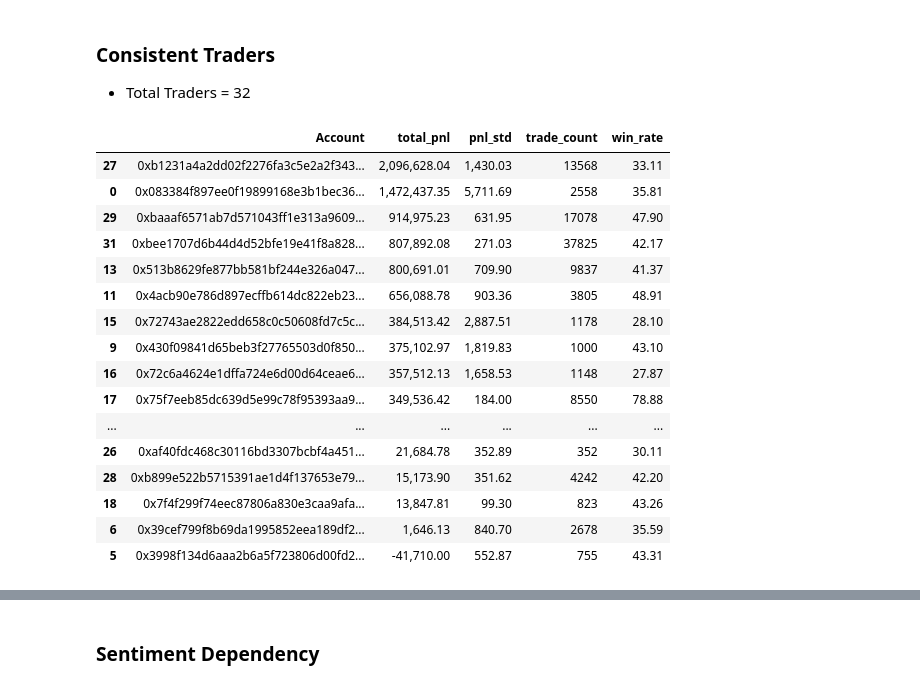
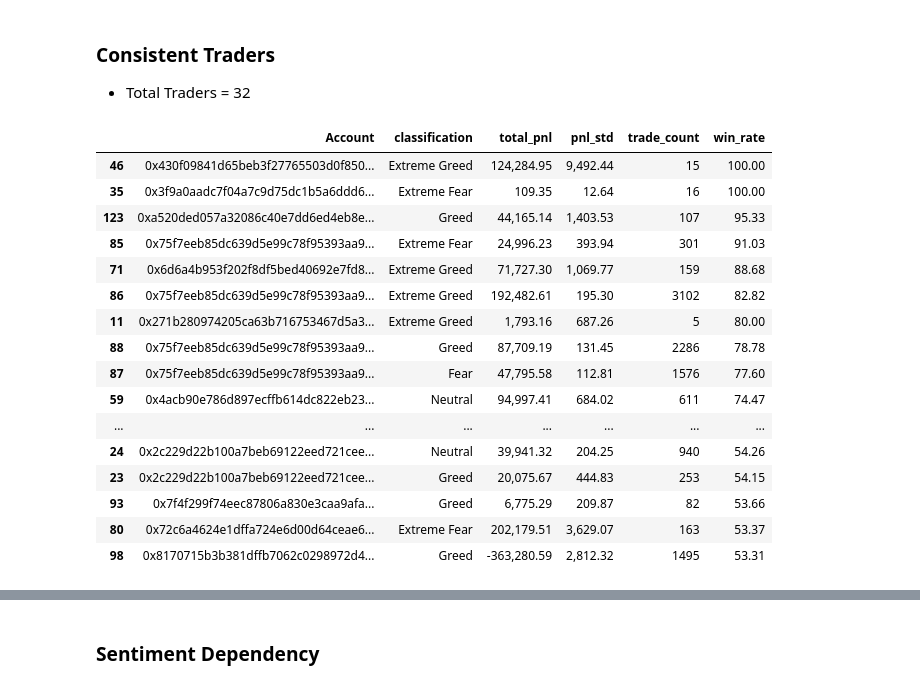
Before and after one commit to Pranay5519/ds_PranayGundu, a Jupyter notebook: assign_1.ipynb, the cells around one changed output, grey strips where cells are left out. Saved outputs shown, nothing was run; the diff lists cells and outputs as text; code cells hidden in the pictures.

```diff
--- a/assign_1.ipynb
+++ b/assign_1.ipynb
@@ -1079,33 +1232,33 @@ trader_sentiment_perf.sort_values(["total_pnl"], ascending=False)
 # %%
 trader_overall = (
     trader_sentiment_df
-    .groupby(["Account"])
+    .groupby(["Account","classification"])
     .agg(
         total_pnl=("Closed PnL", "sum"),
         pnl_std=("Closed PnL", "std"),
         trade_count=("Closed PnL", "count"),
         win_rate=("is_win", "mean")
     )
     .reset_index()
 )
 
 trader_overall["win_rate"] *= 100
-trader_overall.sort_values(["total_pnl"], ascending=False).head(30)
+trader_overall.sort_values(["win_rate"], ascending=False).head(30)
 # %% [output]
-|  | Account | total_pnl | pnl_std | trade_count | win_rate |
-| 27 | 0xb1231a4a2dd02f2276fa3c5e2a2f343... | 2,096,628.04 | 1,430.03 | 13568 | 33.11 |
-| 0 | 0x083384f897ee0f19899168e3b1bec36... | 1,472,437.35 | 5,711.69 | 2558 | 35.81 |
-| 29 | 0xbaaaf6571ab7d571043ff1e313a9609... | 914,975.23 | 631.95 | 17078 | 47.90 |
-| 31 | 0xbee1707d6b44d4d52bfe19e41f8a828... | 807,892.08 | 271.03 | 37825 | 42.17 |
-| 13 | 0x513b8629fe877bb581bf244e326a047... | 800,691.01 | 709.90 | 9837 | 41.37 |
-| 11 | 0x4acb90e786d897ecffb614dc822eb23... | 656,088.78 | 903.36 | 3805 | 48.91 |
-| 15 | 0x72743ae2822edd658c0c50608fd7c5c... | 384,513.42 | 2,887.51 | 1178 | 28.10 |
-| 9 | 0x430f09841d65beb3f27765503d0f850... | 375,102.97 | 1,819.83 | 1000 | 43.10 |
-| 16 | 0x72c6a4624e1dffa724e6d00d64ceae6... | 357,512.13 | 1,658.53 | 1148 | 27.87 |
-| 17 | 0x75f7eeb85dc639d5e99c78f95393aa9... | 349,536.42 | 184.00 | 8550 | 78.88 |
-| ... | ... | ... | ... | ... | ... |
-| 26 | 0xaf40fdc468c30116bd3307bcbf4a451... | 21,684.78 | 352.89 | 352 | 30.11 |
-| 28 | 0xb899e522b5715391ae1d4f137653e79... | 15,173.90 | 351.62 | 4242 | 42.20 |
-| 18 | 0x7f4f299f74eec87806a830e3caa9afa... | 13,847.81 | 99.30 | 823 | 43.26 |
-| 6 | 0x39cef799f8b69da1995852eea189df2... | 1,646.13 | 840.70 | 2678 | 35.59 |
-| 5 | 0x3998f134d6aaa2b6a5f723806d00fd2... | -41,710.00 | 552.87 | 755 | 43.31 |
+|  | Account | classification | total_pnl | pnl_std | trade_count | win_rate |
+| 46 | 0x430f09841d65beb3f27765503d0f850... | Extreme Greed | 124,284.95 | 9,492.44 | 15 | 100.00 |
+| 35 | 0x3f9a0aadc7f04a7c9d75dc1b5a6ddd6... | Extreme Fear | 109.35 | 12.64 | 16 | 100.00 |
+| 123 | 0xa520ded057a32086c40e7dd6ed4eb8e... | Greed | 44,165.14 | 1,403.53 | 107 | 95.33 |
+| 85 | 0x75f7eeb85dc639d5e99c78f95393aa9... | Extreme Fear | 24,996.23 | 393.94 | 301 | 91.03 |
+| 71 | 0x6d6a4b953f202f8df5bed40692e7fd8... | Extreme Greed | 71,727.30 | 1,069.77 | 159 | 88.68 |
+| 86 | 0x75f7eeb85dc639d5e99c78f95393aa9... | Extreme Greed | 192,482.61 | 195.30 | 3102 | 82.82 |
+| 11 | 0x271b280974205ca63b716753467d5a3... | Extreme Greed | 1,793.16 | 687.26 | 5 | 80.00 |
+| 88 | 0x75f7eeb85dc639d5e99c78f95393aa9... | Greed | 87,709.19 | 131.45 | 2286 | 78.78 |
+| 87 | 0x75f7eeb85dc639d5e99c78f95393aa9... | Fear | 47,795.58 | 112.81 | 1576 | 77.60 |
+| 59 | 0x4acb90e786d897ecffb614dc822eb23... | Neutral | 94,997.41 | 684.02 | 611 | 74.47 |
+| ... | ... | ... | ... | ... | ... | ... |
+| 24 | 0x2c229d22b100a7beb69122eed721cee... | Neutral | 39,941.32 | 204.25 | 940 | 54.26 |
+| 23 | 0x2c229d22b100a7beb69122eed721cee... | Greed | 20,075.67 | 444.83 | 253 | 54.15 |
+| 93 | 0x7f4f299f74eec87806a830e3caa9afa... | Greed | 6,775.29 | 209.87 | 82 | 53.66 |
+| 80 | 0x72c6a4624e1dffa724e6d00d64ceae6... | Extreme Fear | 202,179.51 | 3,629.07 | 163 | 53.37 |
+| 98 | 0x8170715b3b381dffb7062c0298972d4... | Greed | -363,280.59 | 2,812.32 | 1495 | 53.31 |
```
Also changed, not shown: parts of 35 cells of this notebook, 19 other files.
